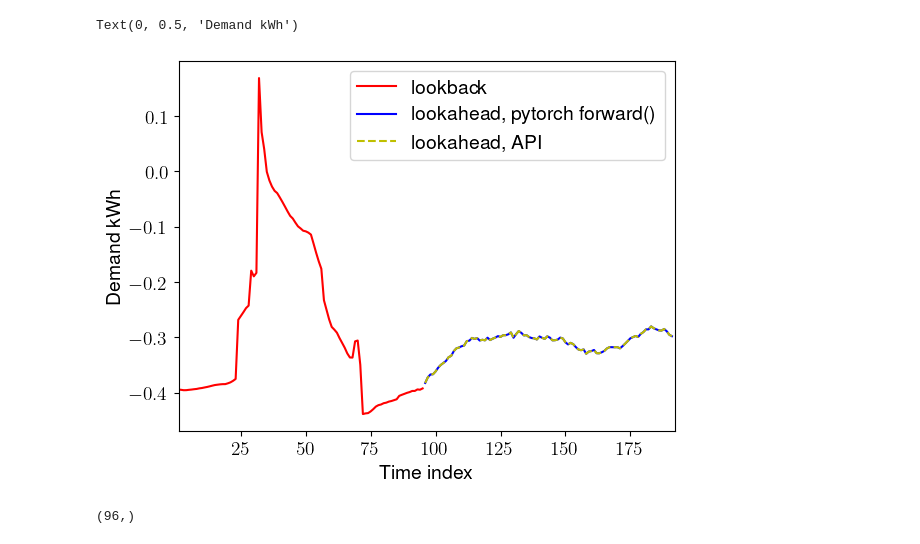
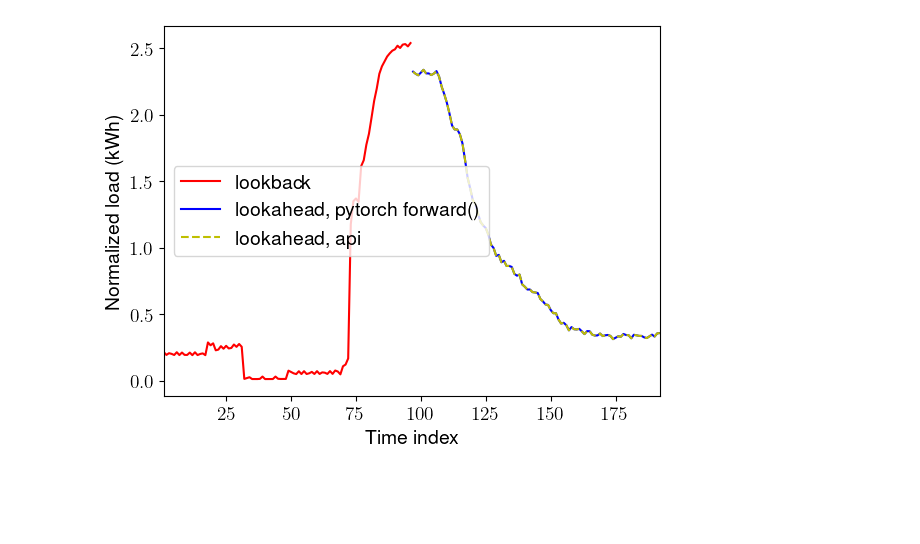
Before and after one commit to shourya01/timesfm, a Jupyter notebook: notebooks/running_pytorch_forward.ipynb, the cells around one changed output. Saved outputs shown, nothing was run; the diff lists cells and outputs as text; code cells hidden in the pictures; blank space fills up the shorter version.

```diff
--- a/notebooks/running_pytorch_forward.ipynb
+++ b/notebooks/running_pytorch_forward.ipynb
@@ -28,2 +31,5 @@ tckpt = TFMbase.TimesFmCheckpoint(path='/home/sbose/timesfm/timesfm-1.0-200m-pyt
 base = TFMtorch.TimesFmTorch(tcm,tckpt)
+# %%
+# lookback and lookahead
+lookback, lookahead = 96, 96
 # %%
@@ -47,19 +51,20 @@ dataset_train, dataset_val, dataset_test, mean, std = TFMdset.get_data_and_gener
 # %%
 # get dataloader
 dl = DataLoader(dataset_train, batch_size = batch_size, shuffle=False)
+dl_test = DataLoader(dataset_test, batch_size = batch_size, shuffle=False)
 
 # move model to device
 base._model = base._model.to(device)
 # %%
-# forecast for first item in batch
-for itm in dl:
-    ts, paddings, freq, y, x_unpadded = itm
-    ts, paddings, freq, y, x_unpadded = ts.to(device), paddings.to(device), freq.to(device), y.to(device), x_unpadded.to(device)
-    w = base._model.decode(
+# forecast using forward() for first item in batch
+for itm in dl_test:
+    ts, paddings, freq, _, x_unpadded = itm
+    ts, paddings, freq = ts.to(device), paddings.to(device), freq.to(device)
+    forecast_forward, _ = base._model.decode(
         ts,
         paddings,
         freq,
-        horizon_len = 96
+        horizon_len = lookahead
     )
     break
 
@@ -68,25 +73,27 @@ base._model = base._model.to('cpu')
 
 # forecast using api
 forecast_input = [
-    x_unpadded[0,:].cpu().numpy()
+    x_unpadded[0,:].numpy()
 ]
 freq_input = [0]
-R = base.forecast(
+forecast_api, _ = base.forecast(
     forecast_input,
     freq_input
 )
+# %%
+# extach data
+seq_lookback = x_unpadded[0,:].numpy()
+seq_lookahead_forward = forecast_forward.detach().cpu().numpy()[0,:]
+seq_lookahead_api = forecast_api[0,:lookahead]
 # %%
-plt.plot(np.arange(96),x_unpadded[0].cpu().numpy(),'r',label='lookback')
-plt.plot(np.arange(96,192),R[0][0,:96],'b',label='lookahead, pytorch forward()')
-plt.plot(np.arange(96,192),w[0][0].detach().cpu().numpy(),'y--',label='lookahead, API')
-plt.xlim(1,192)
+# plot
+plt.plot(np.arange(1,lookback+1),seq_lookback,'r',label='lookback')
+plt.plot(np.arange(lookback+1,lookback+lookahead+1),seq_lookahead_forward,'b',label='lookahead, pytorch forward()')
+plt.plot(np.arange(lookback+1,lookback+lookahead+1),seq_lookahead_api,'y--',label='lookahead, api')
+plt.xlim(1,lookback+lookahead)
+plt.xlabel('Time index')
+plt.ylabel('Normalized load (kWh)')
 plt.legend()
-plt.xlabel('Time index')
-plt.ylabel('Demand kWh')
+plt.show()
 # %% [output]
-Text(0, 0.5, 'Demand kWh')
-[figure, old version]
+[figure, new version]
-# %%
-R[0][0,-96:].shape
-# %% [output]
-(96,)
```
Also changed, not shown: parts of 3 cells of this notebook, 2 other files.
